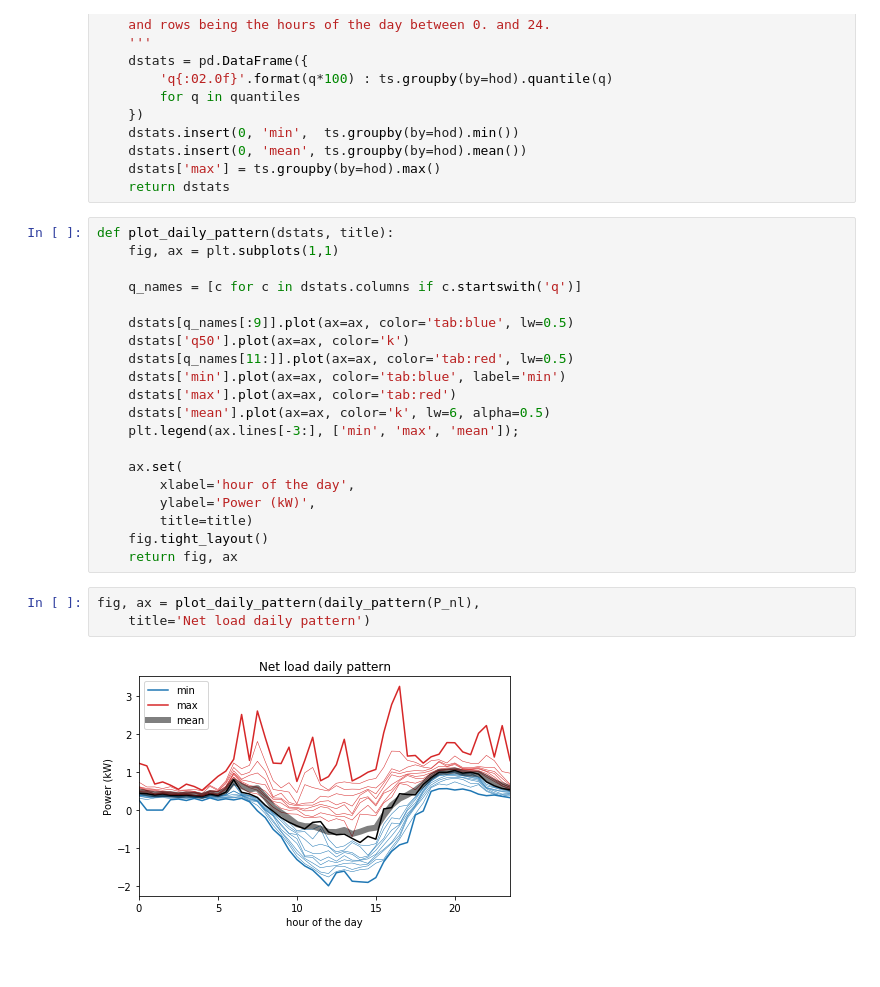
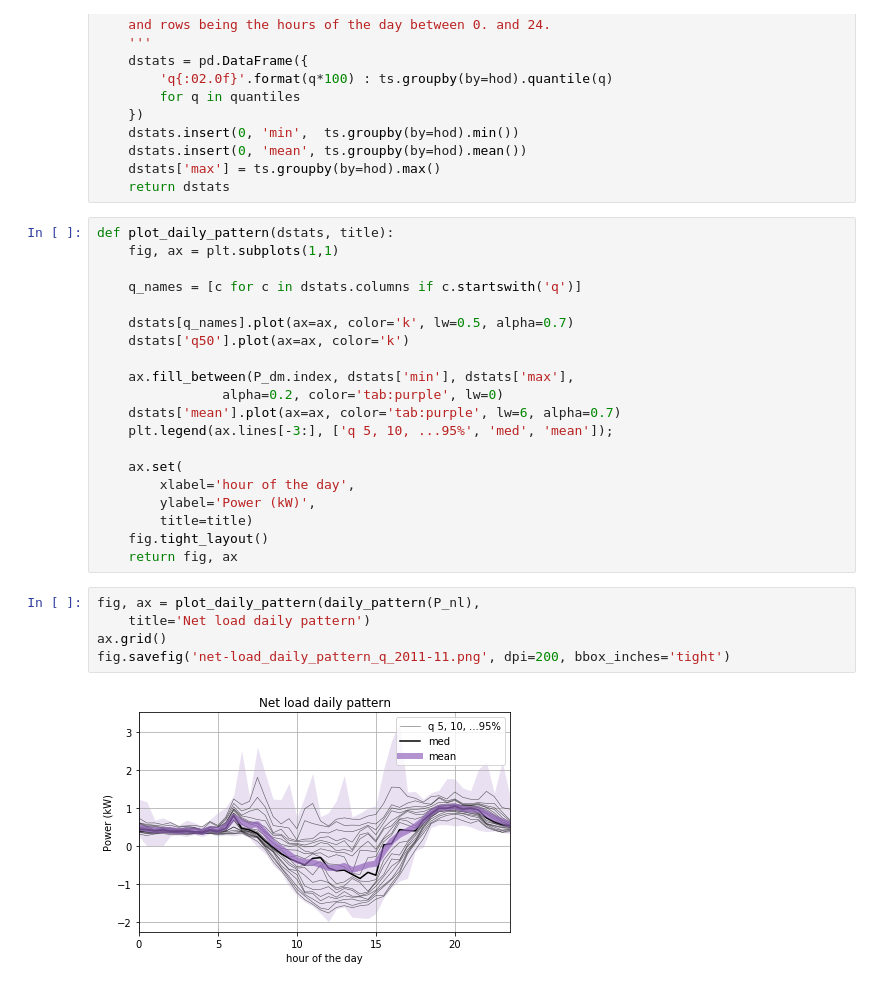
Before and after one commit to pierre-haessig/solarhome-control-bench, a Jupyter notebook: modeling/Input_Markov_model.ipynb, the cells around one changed output. Drawn from its saved outputs; the diff is of its cells as text.

```diff
--- a/modeling/Input_Markov_model.ipynb
+++ b/modeling/Input_Markov_model.ipynb
@@ -220,13 +253,13 @@ def plot_daily_pattern(dstats, title):
 
     q_names = [c for c in dstats.columns if c.startswith('q')]
 
-    dstats[q_names[:9]].plot(ax=ax, color='tab:blue', lw=0.5)
+    dstats[q_names].plot(ax=ax, color='k', lw=0.5, alpha=0.7)
     dstats['q50'].plot(ax=ax, color='k')
-    dstats[q_names[11:]].plot(ax=ax, color='tab:red', lw=0.5)
-    dstats['min'].plot(ax=ax, color='tab:blue', label='min')
-    dstats['max'].plot(ax=ax, color='tab:red')
-    dstats['mean'].plot(ax=ax, color='k', lw=6, alpha=0.5)
-    plt.legend(ax.lines[-3:], ['min', 'max', 'mean']);
+
+    ax.fill_between(P_dm.index, dstats['min'], dstats['max'],
+                alpha=0.2, color='tab:purple', lw=0)
+    dstats['mean'].plot(ax=ax, color='tab:purple', lw=6, alpha=0.7)
+    plt.legend(ax.lines[-3:], ['q 5, 10, ...95%', 'med', 'mean']);
 
     ax.set(
         xlabel='hour of the day',
@@ -237,5 +270,7 @@ def plot_daily_pattern(dstats, title):
 # %%
 fig, ax = plot_daily_pattern(daily_pattern(P_nl),
     title='Net load daily pattern')
+ax.grid()
+fig.savefig('net-load_daily_pattern_q_2011-11.png', dpi=200, bbox_inches='tight')
 # %% [output]
-[figure, old version]
+[figure, new version]
```
Also changed, not shown: parts of 22 cells of this notebook, 2 other files.
